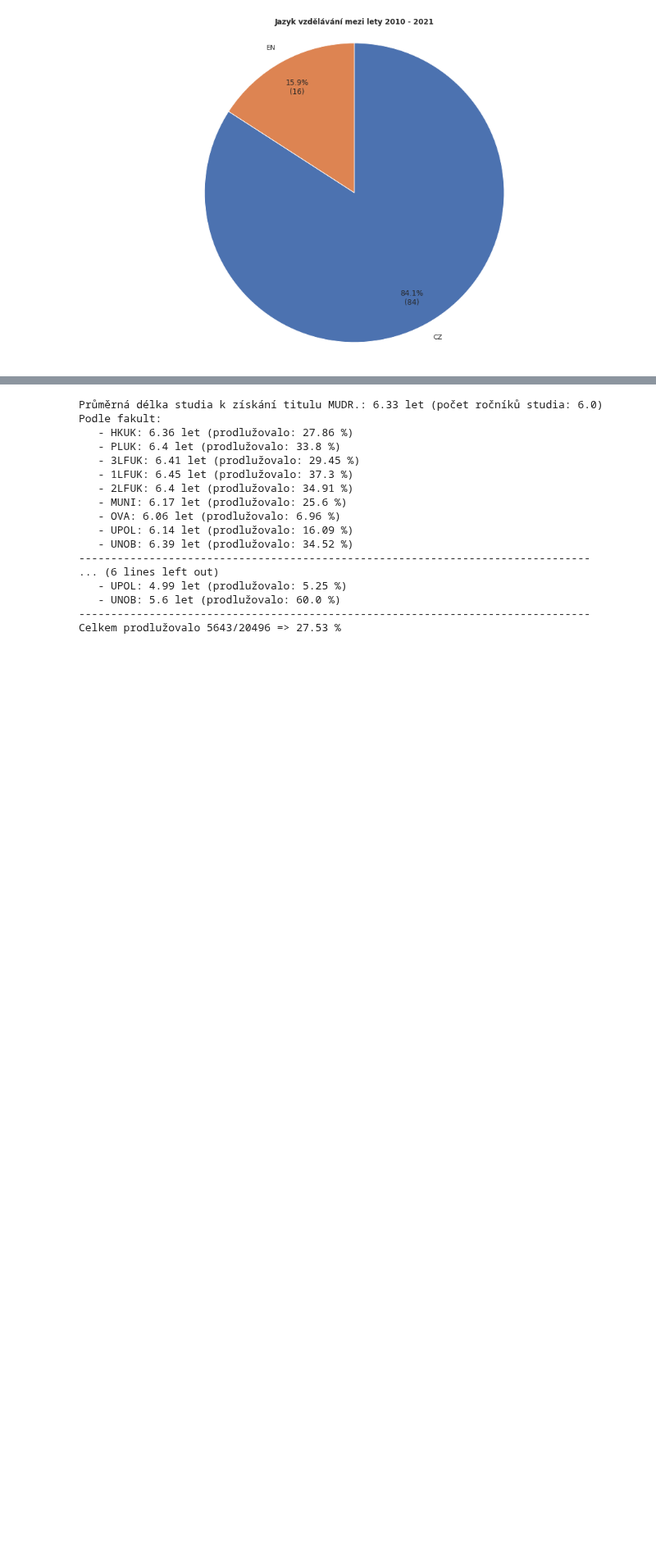
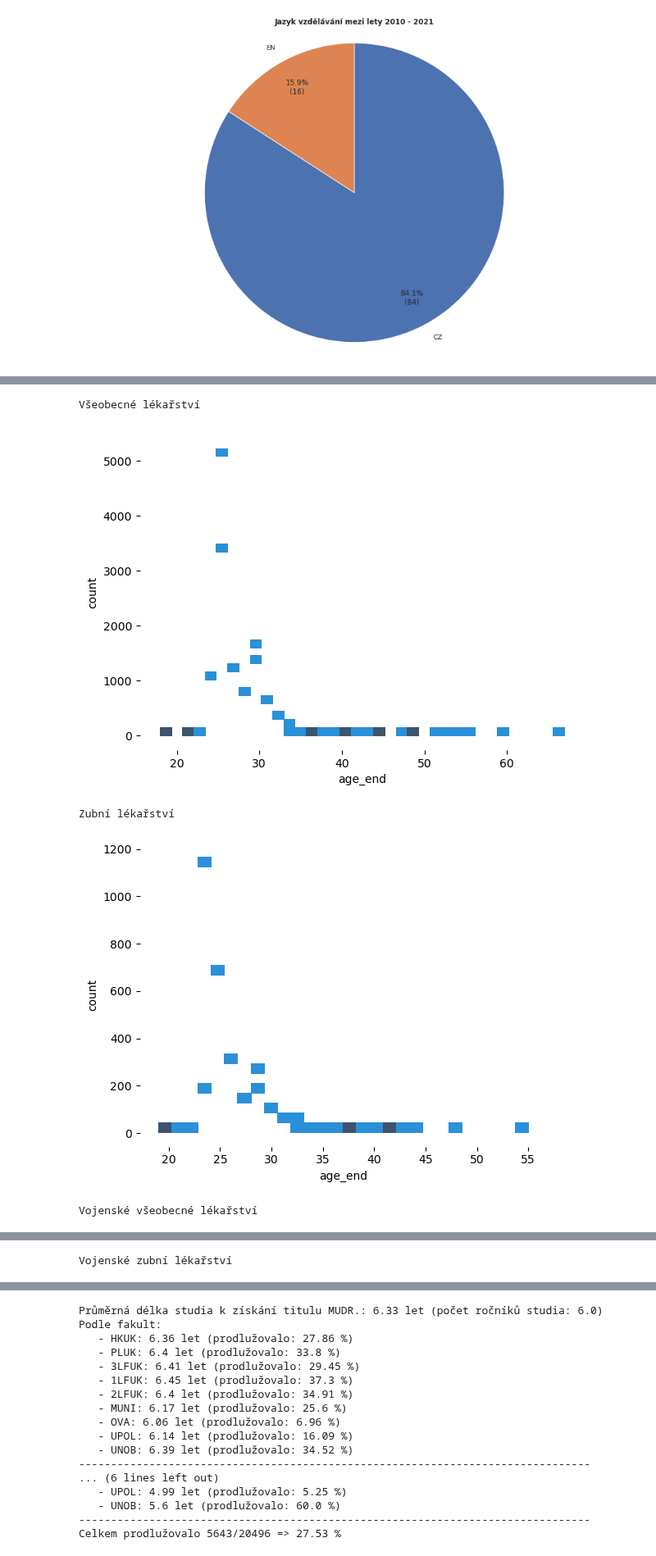
Before and after one commit to opendatalabcz/mapa-zdravi, a Jupyter notebook: src/scripts/visualization.ipynb, the cells around one changed output, grey strips where cells are left out. Shown at 82% size. Cells and saved outputs as stored; diff of their text form; code cells hidden in the pictures; blank space fills up the shorter version.

```diff
--- a/src/scripts/visualization.ipynb
+++ b/src/scripts/visualization.ipynb
@@ -290,0 +331,20 @@ np.nanmean(students[students.graduated == True].age_end), np.nanmean(students.ag
+# %%
+dr = students[students['graduated'] == True][['major', 'age_end']]
+
+plt.figure(figsize=(7,5))
+
+for major in dr.major.unique():
+    print(major)
+    dr_cnt = dr[dr.major == major].groupby('age_end').count().reset_index()
+    # display(dr_cnt)
+    sns.histplot(x=dr_cnt.age_end, y=dr_cnt.major, bins=dr_cnt.shape[0])
+    plt.ylabel('count')
+    plt.xlabel('age_end')
+    sns.despine(bottom = True, left = True)
+    plt.show()
+# %% [output]
+Všeobecné lékařství
+[figure, added]
+Zubní lékařství
+[figure, added]
+Vojenské všeobecné lékařství
@@ -290,0 +352 @@ np.nanmean(students[students.graduated == True].age_end), np.nanmean(students.ag
+Vojenské zubní lékařství
```
Also changed, not shown: parts of 12 cells of this notebook.
